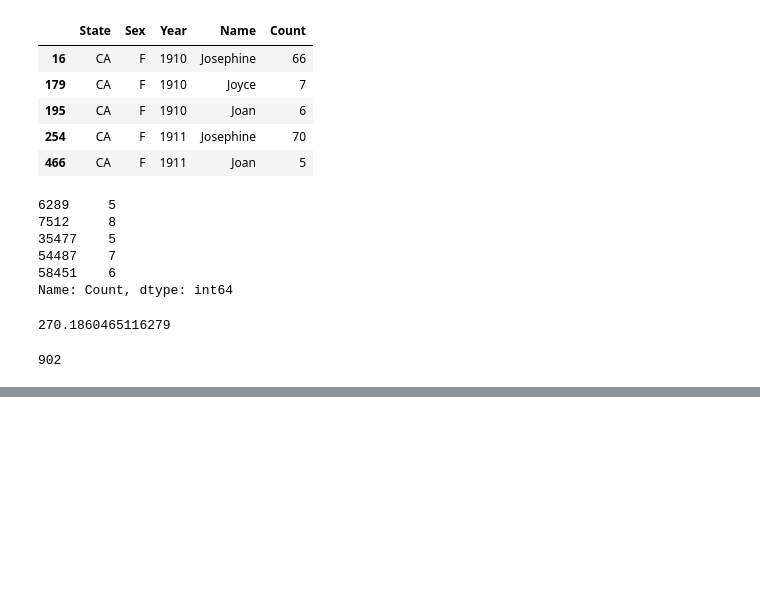
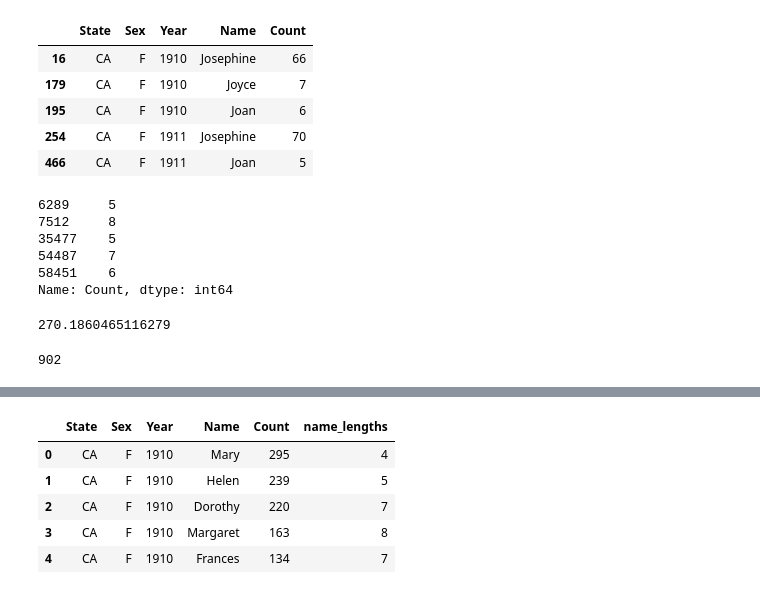
Before and after one commit to jordanarlan/UC-Berkeley-DS100, a Jupyter notebook: Week 2/Pandas II Notes.ipynb, the cells around one changed output, grey strips where cells are left out. Saved outputs shown, nothing was run; the diff lists cells and outputs as text; code cells hidden in the pictures; blank space fills up the shorter version.

```diff
--- a/Week 2/Pandas II Notes.ipynb
+++ b/Week 2/Pandas II Notes.ipynb
@@ -137,0 +228,11 @@ max(bella_counts)
+# %%
+# Add a column named "name_lengths" that includes the length of each name
+babynames["name_lengths"] = babynames["Name"].str.len()
+babynames.head(5)
+# %% [output]
+|  | State | Sex | Year | Name | Count | name_lengths |
+| 0 | CA | F | 1910 | Mary | 295 | 4 |
+| 1 | CA | F | 1910 | Helen | 239 | 5 |
+| 2 | CA | F | 1910 | Dorothy | 220 | 7 |
+| 3 | CA | F | 1910 | Margaret | 163 | 8 |
+| 4 | CA | F | 1910 | Frances | 134 | 7 |
```
Also changed, not shown: parts of 17 cells of this notebook.
